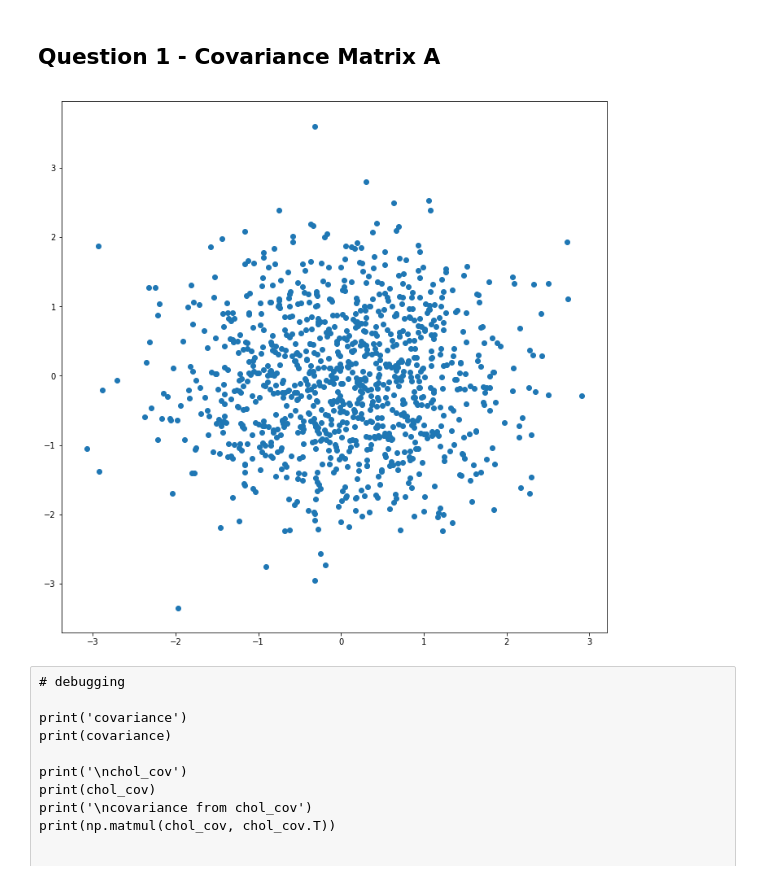
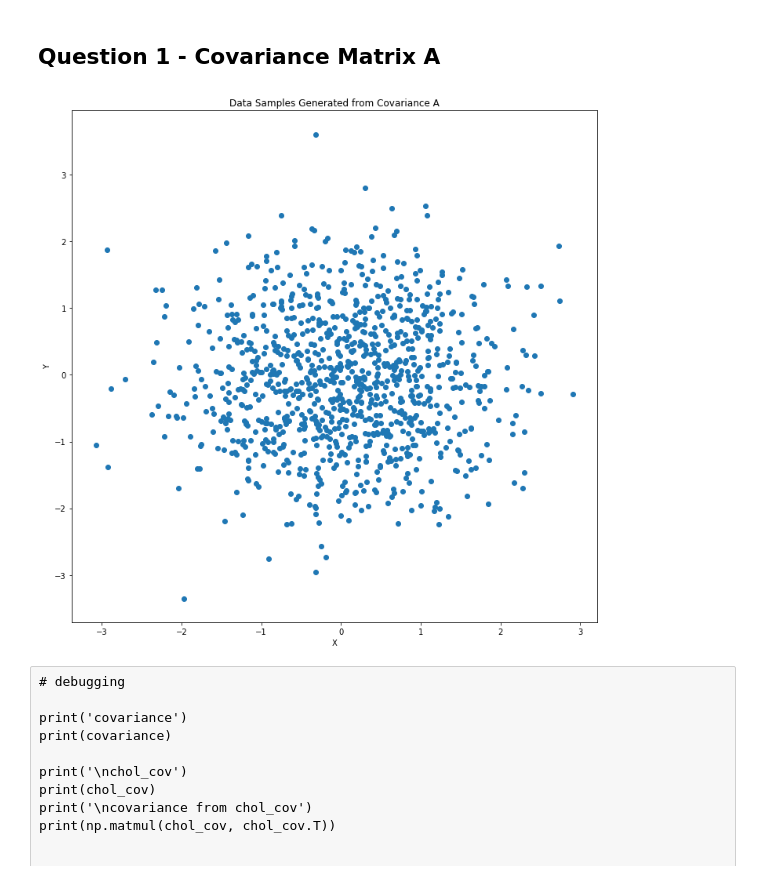
Before and after one commit to sujan-sube/pattern-recognition-asgmt, a Jupyter notebook: assignment-1/assignment-1.ipynb, the cells around one changed output. Saved outputs shown, nothing was run; the diff lists cells and outputs as text; code cells hidden in the pictures.

```diff
--- a/assignment-1/assignment-1.ipynb
+++ b/assignment-1/assignment-1.ipynb
@@ -21,16 +22,19 @@ d = 2
 # %%
 # part a
 covariance = np.array([[1, 0],[0, 1]])
 np.random.seed(2048)
 Y = np.random.randn(n, d)
 chol_cov = np.linalg.cholesky(covariance)
 Y = np.matmul(Y, chol_cov)
 
 fig = plt.figure(figsize=(12,12))
 plt.scatter(Y[:,0], Y[:,1])
+plt.xlabel('X')
+plt.ylabel('Y')
+plt.title('Data Samples Generated from Covariance A')
 plt.show()
 # %% [output]
-[figure, old version]
+[figure, new version]
 # %% [raw]
 # debugging
 
```
Also changed, not shown: parts of 13 cells of this notebook.
